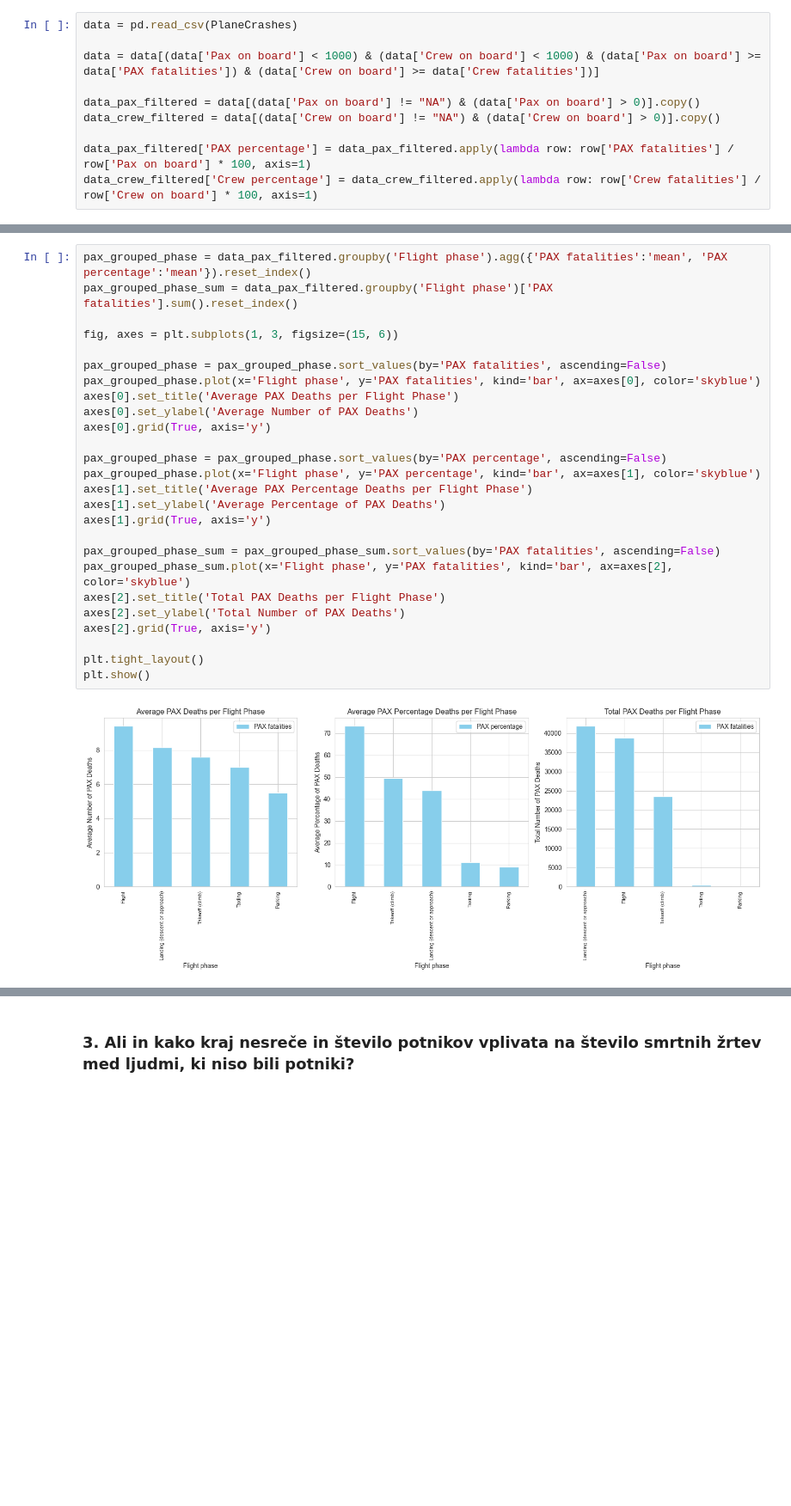
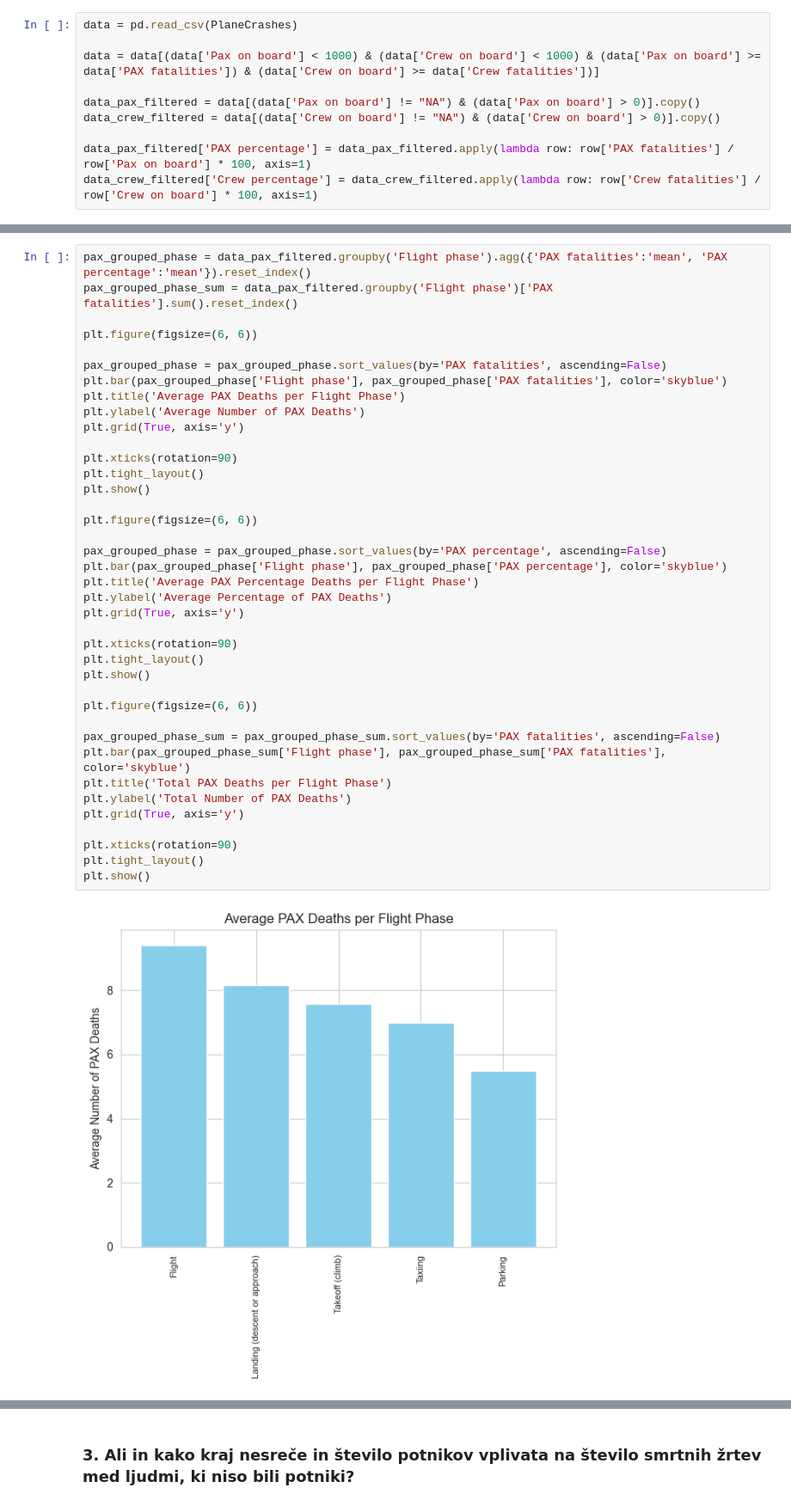
Before and after one commit to NikUlj/PR24NUJRSLSTKKM, a Jupyter notebook: PR24NUJRSLSTKKM.ipynb, the cells around one changed output, grey strips where cells are left out. Shown at 86% size. Cells and saved outputs as stored; diff of their text form; blank space fills up the shorter version.

```diff
--- a/PR24NUJRSLSTKKM.ipynb
+++ b/PR24NUJRSLSTKKM.ipynb
@@ -282,28 +282,41 @@ plt.show()
 # %%
 pax_grouped_phase = data_pax_filtered.groupby('Flight phase').agg({'PAX fatalities':'mean', 'PAX percentage':'mean'}).reset_index()
 pax_grouped_phase_sum = data_pax_filtered.groupby('Flight phase')['PAX fatalities'].sum().reset_index()
 
-fig, axes = plt.subplots(1, 3, figsize=(15, 6))
+plt.figure(figsize=(6, 6))
 
 pax_grouped_phase = pax_grouped_phase.sort_values(by='PAX fatalities', ascending=False)
-pax_grouped_phase.plot(x='Flight phase', y='PAX fatalities', kind='bar', ax=axes[0], color='skyblue')
-axes[0].set_title('Average PAX Deaths per Flight Phase')
-axes[0].set_ylabel('Average Number of PAX Deaths')
-axes[0].grid(True, axis='y')
+plt.bar(pax_grouped_phase['Flight phase'], pax_grouped_phase['PAX fatalities'], color='skyblue')
+plt.title('Average PAX Deaths per Flight Phase')
+plt.ylabel('Average Number of PAX Deaths')
+plt.grid(True, axis='y')
+
+plt.xticks(rotation=90)
+plt.tight_layout()
+plt.show()
+
+plt.figure(figsize=(6, 6))
 
 pax_grouped_phase = pax_grouped_phase.sort_values(by='PAX percentage', ascending=False)
-pax_grouped_phase.plot(x='Flight phase', y='PAX percentage', kind='bar', ax=axes[1], color='skyblue')
-axes[1].set_title('Average PAX Percentage Deaths per Flight Phase')
-axes[1].set_ylabel('Average Percentage of PAX Deaths')
-axes[1].grid(True, axis='y')
+plt.bar(pax_grouped_phase['Flight phase'], pax_grouped_phase['PAX percentage'], color='skyblue')
+plt.title('Average PAX Percentage Deaths per Flight Phase')
+plt.ylabel('Average Percentage of PAX Deaths')
+plt.grid(True, axis='y')
+
+plt.xticks(rotation=90)
+plt.tight_layout()
+plt.show()
+
+plt.figure(figsize=(6, 6))
 
 pax_grouped_phase_sum = pax_grouped_phase_sum.sort_values(by='PAX fatalities', ascending=False)
-pax_grouped_phase_sum.plot(x='Flight phase', y='PAX fatalities', kind='bar', ax=axes[2], color='skyblue')
-axes[2].set_title('Total PAX Deaths per Flight Phase')
-axes[2].set_ylabel('Total Number of PAX Deaths')
-axes[2].grid(True, axis='y')
+plt.bar(pax_grouped_phase_sum['Flight phase'], pax_grouped_phase_sum['PAX fatalities'], color='skyblue')
+plt.title('Total PAX Deaths per Flight Phase')
+plt.ylabel('Total Number of PAX Deaths')
+plt.grid(True, axis='y')
 
+plt.xticks(rotation=90)
 plt.tight_layout()
 plt.show()
 # %% [output]
-[figure, old version]
+[figure, new version]
```
Also changed, not shown: parts of 4 cells of this notebook, 15 other files.
